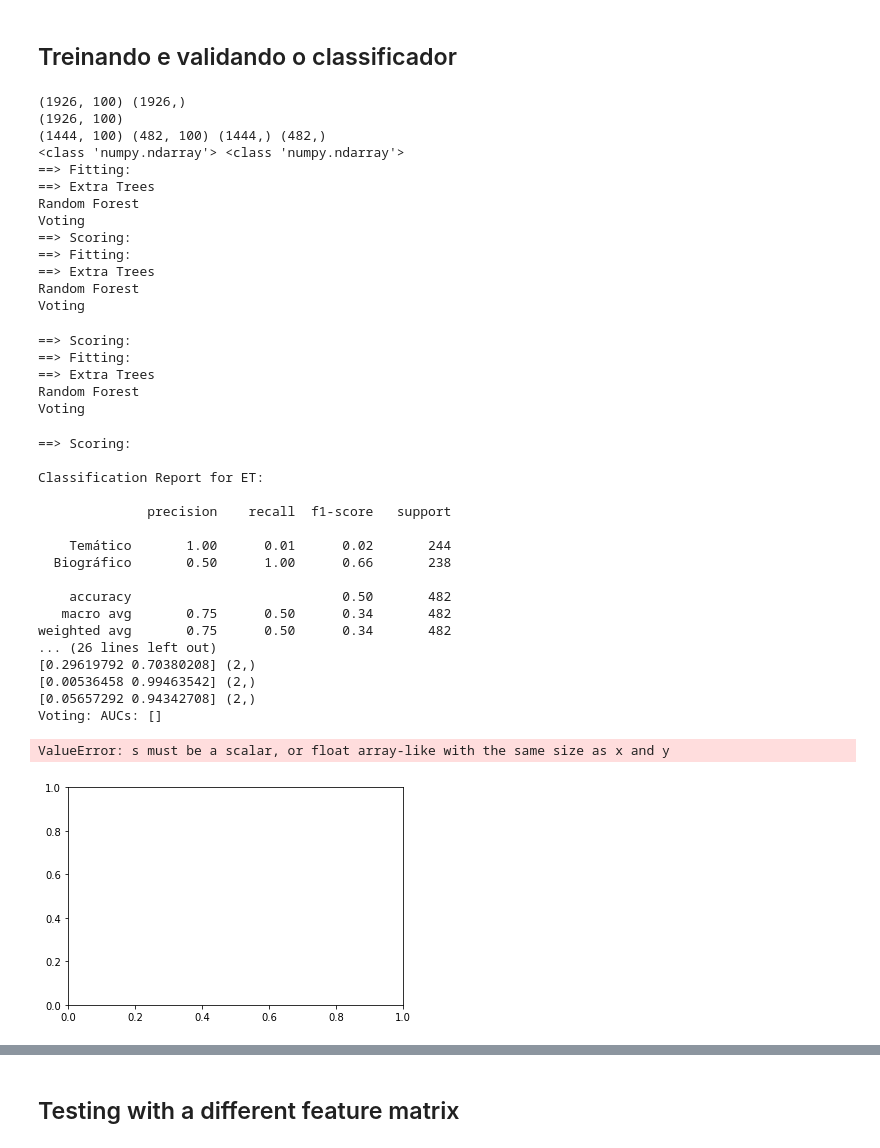
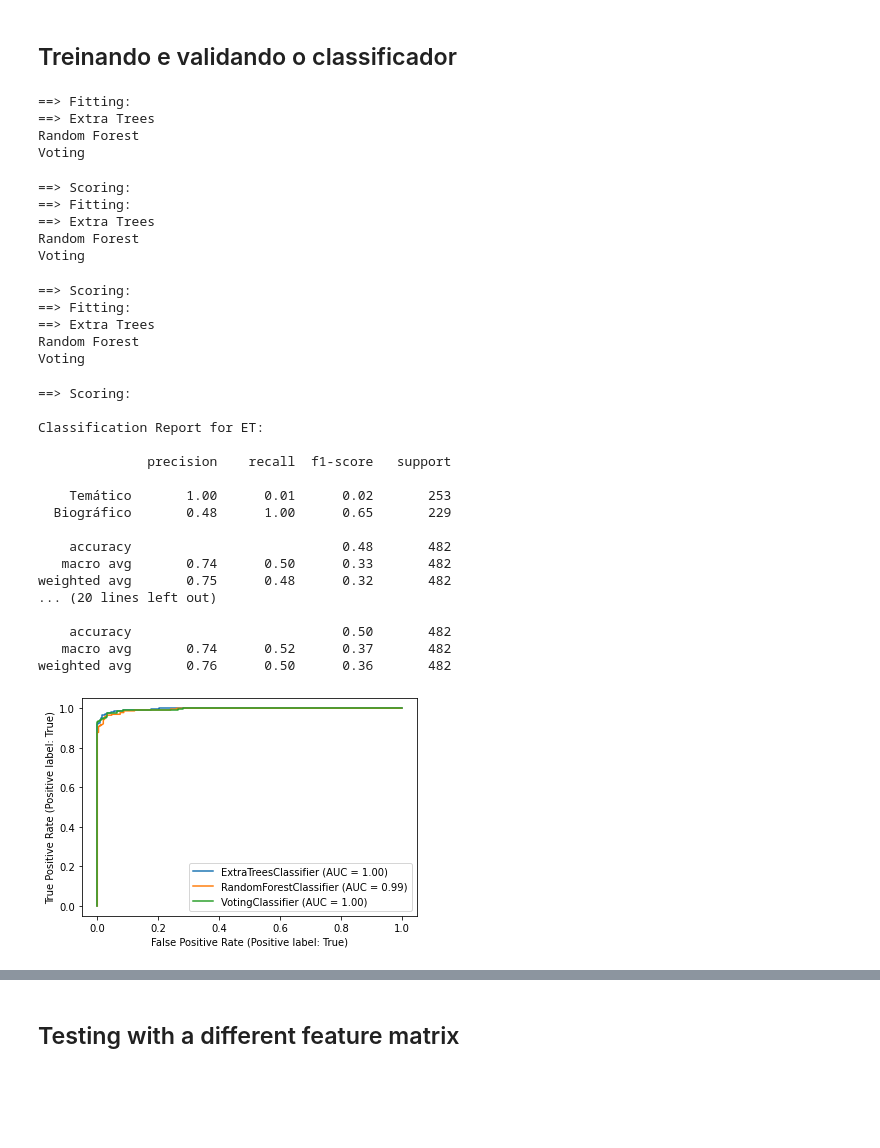
Before and after one commit to fccoelho/text-mining-cientistas-sociais, a Jupyter notebook: Capitulo_5.ipynb, the cells around one changed output, grey strips where cells are left out. Saved outputs shown, nothing was run; the diff lists cells and outputs as text; code cells hidden in the pictures; blank space fills up the shorter version.

Commit message:
improve model fit

```diff
--- a/Capitulo_5.ipynb
+++ b/Capitulo_5.ipynb
@@ -212,79 +212,81 @@ vcclf = VotingClassifier(estimators=[('rf', rfclf), ('et', etclf)], voting='soft
 ## Treinando e validando o classificador
 # %%
 from collections import defaultdict
+from sklearn.metrics import RocCurveDisplay
+
 scaler = StandardScaler()
 
 acc_hist = defaultdict(lambda: [])
 X2 = data2.values
-print(X2.shape, Y2.shape)
+
 Xtrain,Xtest,Ytrain,Ytest = train_test_split(X2,Y2.values, test_size=.25)
-print(X2.shape)
-print(Xtrain.shape,Xtest.shape,Ytrain.shape,Ytest.shape)
+
 probas = defaultdict(lambda: [])
 skf = StratifiedKFold(3, shuffle=True)
-print (type(Xtrain),type(Ytrain))
+
 for train_index, test_index in skf.split(Xtrain, Ytrain):
     scaler.fit(Xtrain)
     Xtr = scaler.transform(Xtrain[train_index])
-    Xte = Xtrain[test_index]
+    Ytr = Ytrain[train_index]
+    Xval = Xtrain[test_index]
+    Yval = Ytrain[test_index]
     print("==> Fitting:")
     print("==> Extra Trees")
     etclf.fit(Xtr,Ytrain[train_index])
     print("Random Forest")
     rfclf.fit(Xtr, Ytrain[train_index])
-    probas['RF'].append((rfclf.predict_proba(Xte), Ytrain[test_index]))
+    probas['RF'].append((rfclf.predict_proba(Xval), Yval))
     print("Voting")
     vcclf.fit(Xtr, Ytrain[train_index])
-    probas['Voting'].append(vcclf.predict_proba(Xte))
+    probas['Voting'].append(vcclf.predict_proba(Xval))
     print("==> Scoring:")
-    acc_hist['ET'].append(cross_val_score(etclf, Xtest, Ytest, cv=2, n_jobs=-1).mean())
+    acc_hist['ET'].append(cross_val_score(etclf, Xtrain, Ytrain, cv=2, n_jobs=-1).mean())
 
-    acc_hist['RF'].append(cross_val_score(rfclf, Xtest, Ytest, cv=2, n_jobs=-1).mean())
-    acc_hist['Voting'].append(vcclf.score(Xtest, Ytest))
+    acc_hist['RF'].append(cross_val_score(rfclf, Xtrain, Ytrain, cv=2, n_jobs=-1).mean())
+    acc_hist['Voting'].append(vcclf.score(Xtrain, Ytrain))
 print_class_report(Xtest, Ytest, etclf, 'ET')
 print_class_report(Xtest, Ytest, rfclf, 'RF')
 print_class_report(Xtest, Ytest, vcclf, 'Voting')
 
-#     plot_learning(acc_hist)
-plot_roc(probas)
+#  ROC curve for each model
+
+et_roc = RocCurveDisplay.from_estimator(etclf, Xtest, Ytest)
+ax = plt.gca()
+rf_roc = RocCurveDisplay.from_estimator(rfclf, Xtest, Ytest, ax=ax)
+vc_roc = RocCurveDisplay.from_estimator(vcclf, Xtest, Ytest, ax=ax)
 
 # print('trained {} documents.'.format((n+1)*batchsize))
 df_acc = pd.DataFrame(acc_hist)
 # %% [output]
-(1926, 100) (1926,)
-(1926, 100)
-(1444, 100) (482, 100) (1444,) (482,)
-<class 'numpy.ndarray'> <class 'numpy.ndarray'>
 ==> Fitting:
 ==> Extra Trees
 Random Forest
 Voting
-==> Scoring:
-==> Fitting:
-==> Extra Trees
-Random Forest
-Voting
 ==> Scoring:
 ==> Fitting:
 ==> Extra Trees
 Random Forest
 Voting
 ==> Scoring:
-
-Classification Report for ET:
-
-              precision    recall  f1-score   support
-
-    Temático       1.00      0.01      0.02       244
-  Biográfico       0.50      1.00      0.66       238
-
-    accuracy                           0.50       482
-   macro avg       0.75      0.50      0.34       482
-weighted avg       0.75      0.50      0.34       482
-... (26 lines left out)
-[0.29619792 0.70380208] (2,)
-[0.00536458 0.99463542] (2,)
-[0.05657292 0.94342708] (2,)
-Voting: AUCs: []
+==> Fitting:
+==> Extra Trees
+Random Forest
+Voting
-ValueError: s must be a scalar, or float array-like with the same size as x and y
+==> Scoring:
+
+Classification Report for ET:
+
+              precision    recall  f1-score   support
+
+    Temático       1.00      0.01      0.02       253
+  Biográfico       0.48      1.00      0.65       229
+
+    accuracy                           0.48       482
+   macro avg       0.74      0.50      0.33       482
+weighted avg       0.75      0.48      0.32       482
+... (20 lines left out)
+
+    accuracy                           0.50       482
+   macro avg       0.74      0.52      0.37       482
+weighted avg       0.76      0.50      0.36       482
-[figure, old version]
+[figure, new version]
```
Also changed, not shown: parts of 5 cells of this notebook.
